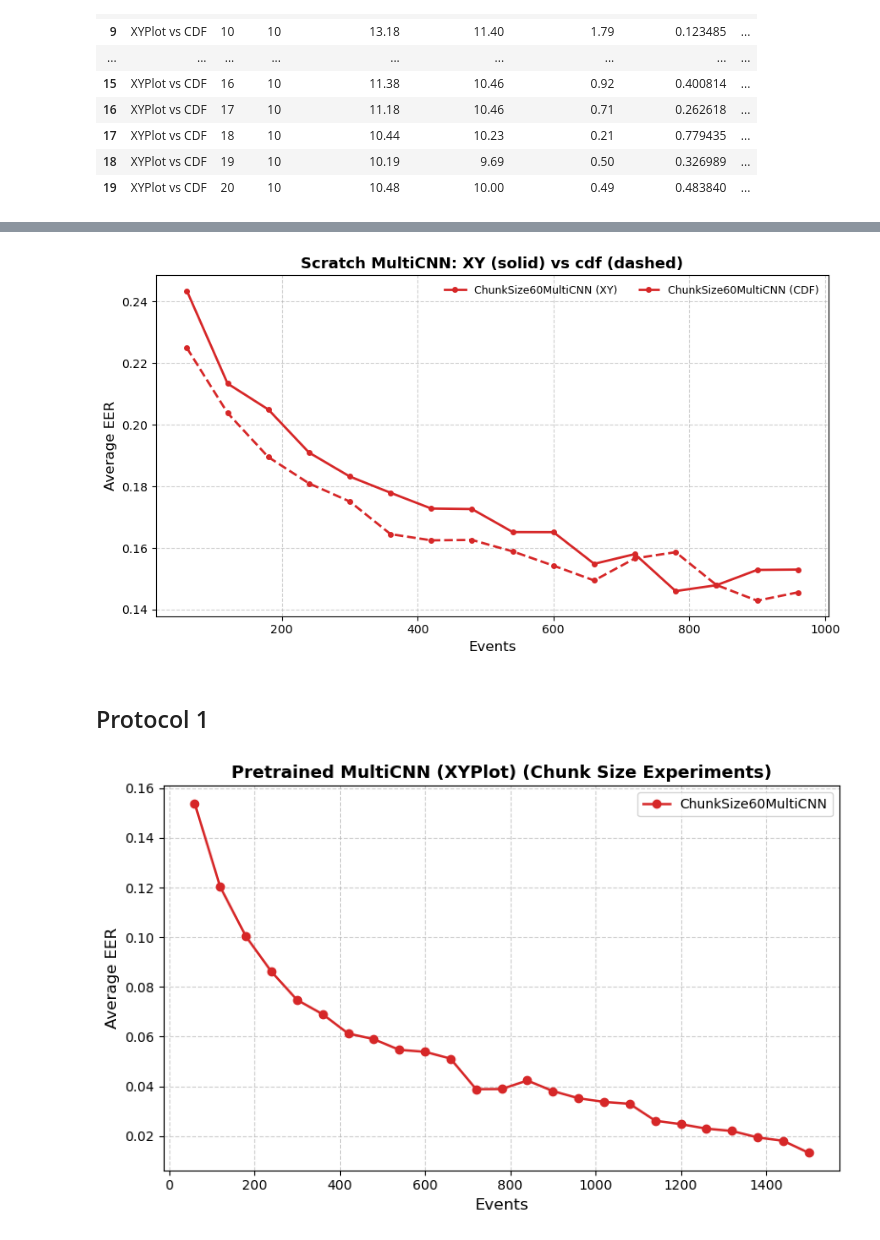
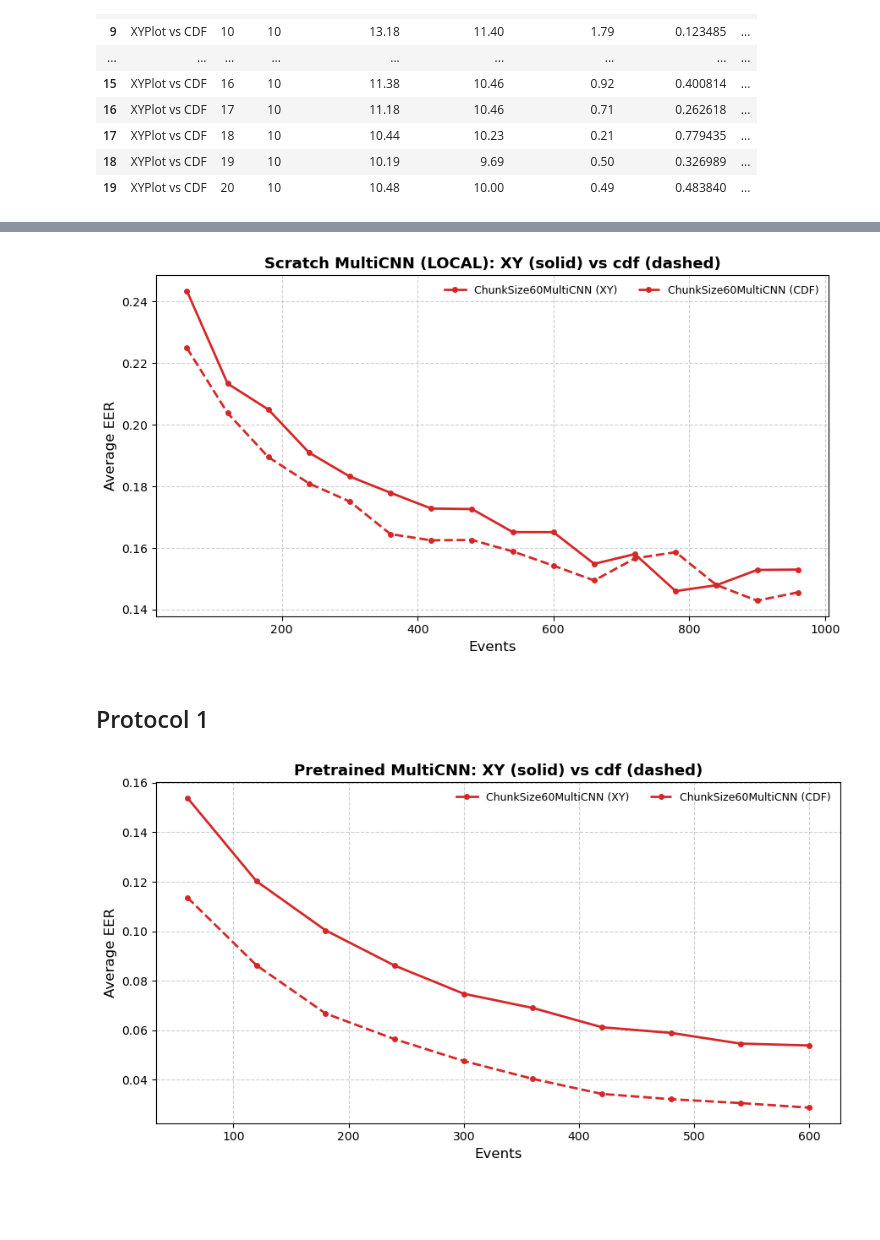
Before and after one commit to S-lijun/Mouse_Dynamics, a Jupyter notebook: Results_New.ipynb, the cells around one changed output, grey strips where cells are left out. Saved outputs shown, nothing was run; the diff lists cells and outputs as text; code cells hidden in the pictures; blank space fills up the shorter version.

```diff
--- a/Results_New.ipynb
+++ b/Results_New.ipynb
@@ -484,14 +484,19 @@ plot_chunk_xy_cdf_curves(
 plot_chunk_xy_cdf_curves(
     xy_dir="Visualization/Scratch/XYPlot",
     cdf_dir="Visualization/Scratch/cdf",
-    title="Scratch MultiCNN: XY (solid) vs cdf (dashed)",
+    title="Scratch MultiCNN (LOCAL): XY (solid) vs cdf (dashed)",
     max_event=1000
 )
 # %% [output]
-[figure, old version]
+[figure, new version]
 # %% [markdown]
 ## Protocol 1
 # %%
-plot_chunk_json_curves("Visualization/protocol1/XYPlot", max_event=1500, model="Pretrained MultiCNN (XYPlot)")
+plot_chunk_xy_cdf_curves(
+    xy_dir="Visualization/protocol1/XYPlot",
+    cdf_dir="Visualization/protocol1/cdf",
+    title="Pretrained MultiCNN: XY (solid) vs cdf (dashed)",
+    max_event=650
+)
 # %% [output]
-[figure, old version]
+[figure, new version]
```
Also changed, not shown: parts of 4 cells of this notebook, 2 other files.
